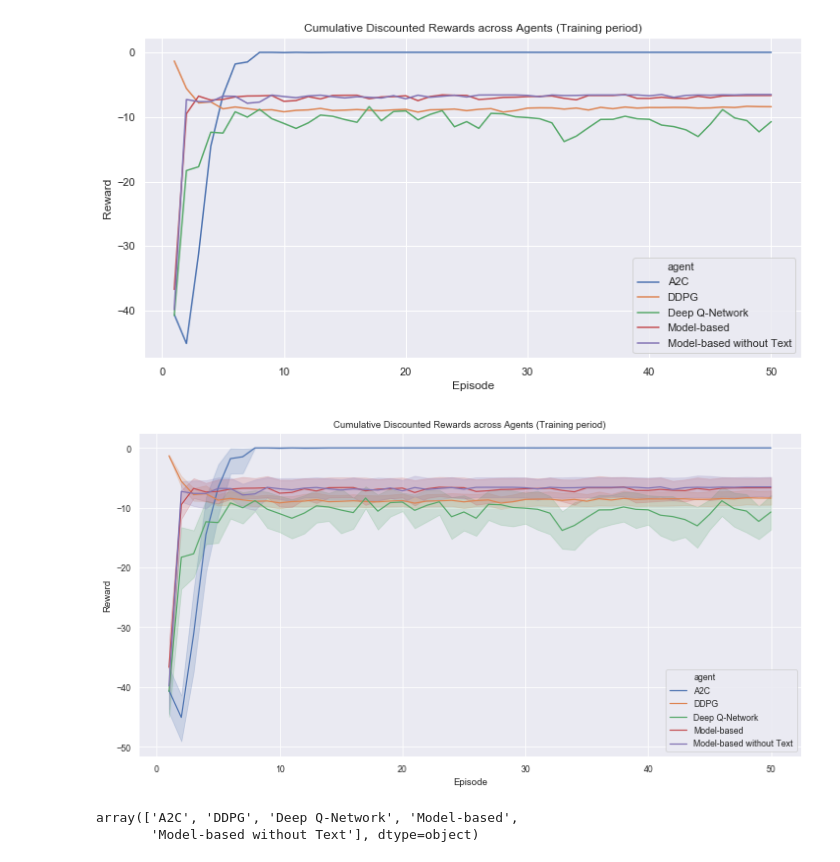
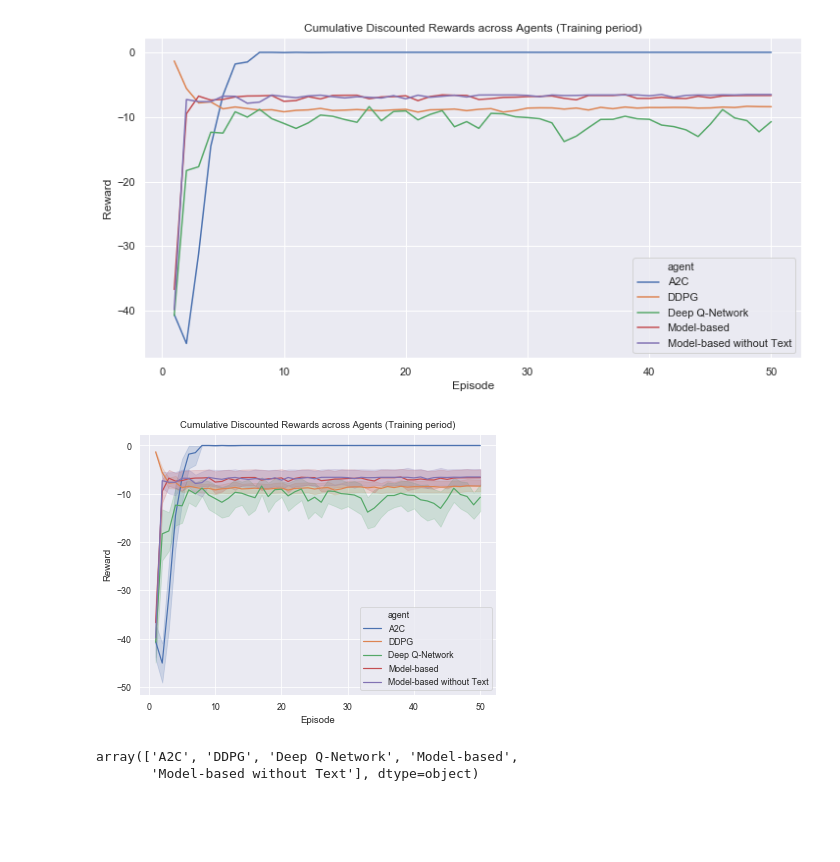
Before and after one commit to AaruranLog/rl-trading, a Jupyter notebook: experiments.ipynb, the cells around one changed output. Cells and saved outputs as stored; diff of their text form; code cells hidden in the pictures; blank space fills up the shorter version.

```diff
--- a/experiments.ipynb
+++ b/experiments.ipynb
@@ -191,18 +191,19 @@ plt.show()
 [figure]
 # %%
 sns.set('paper')
+rcParams['figure.figsize'] = (6.4, 4.8)
 sns.lineplot('episode', 'discounted_reward', hue='agent',
              data=(training_history
                      .groupby(['agent', 'ticker', 'episode'])
                   )
         .agg({'discounted_reward' : 'sum'}).reset_index(['agent', 'episode'], drop=False))
 plt.title('Cumulative Discounted Rewards across Agents (Training period)')
 plt.ylabel('Reward')
 plt.xlabel('Episode')
 plt.savefig('plots/rewards-all-agents.png')
 plt.show()
 # %% [output]
-[figure, old version]
+[figure, new version]
 # %%
 test_history = pd.DataFrame()
 with open("filtered_tickers.txt", "r") as src:
```
Also changed, not shown: parts of 1 cell of this notebook, 3 other files.
